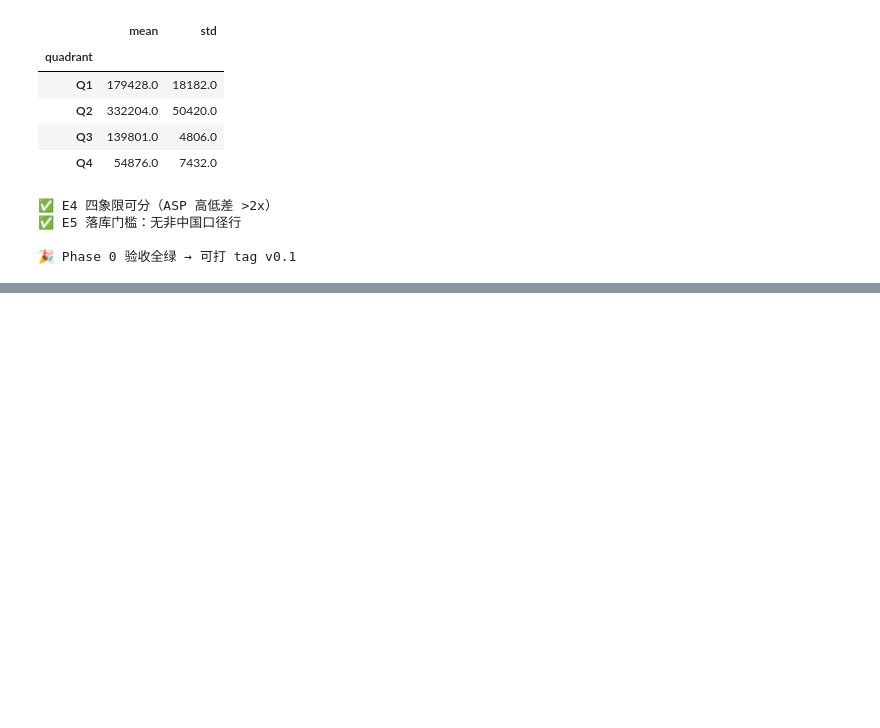
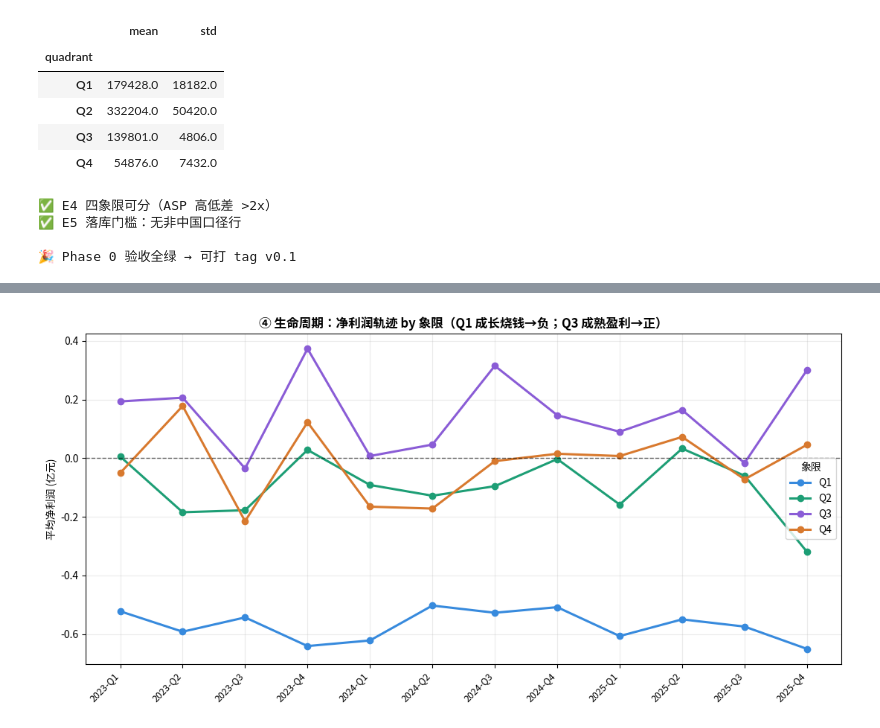
Before and after one commit to nevejd620/Chinese-Regional-NEV-Marketing-Sandbox-simulator, a Jupyter notebook: NEV_Phase0.ipynb, the cells around one changed output, grey strips where cells are left out. Saved outputs shown, nothing was run; the diff lists cells and outputs as text; code cells hidden in the pictures; blank space fills up the shorter version.

```diff
--- a/NEV_Phase0.ipynb
+++ b/NEV_Phase0.ipynb
@@ -353,0 +421,14 @@ conn.close()
+# %%
+# ④ 生命周期
+f = financial_snapshots.copy(); order = sorted(f.period.unique())
+fig,ax=plt.subplots(figsize=(11,5.5))
+for q in ["Q1","Q2","Q3","Q4"]:
+    d=f[f.quadrant==q].groupby("period").net_income.mean().reindex(order)/1e8
+    ax.plot(range(len(order)), d.values, marker="o", color=QC[q], lw=2.2, label=q)
+ax.axhline(0, color="black", lw=1, ls="--", alpha=0.6)
+ax.set_xticks(range(len(order))); ax.set_xticklabels(order, rotation=45, ha="right", fontsize=9)
+ax.set_ylabel("平均净利润 (亿元)")
+ax.set_title("④ 生命周期：净利润轨迹 by 象限（Q1 成长烧钱→负；Q3 成熟盈利→正）", fontweight="bold")
+ax.legend(title="象限"); ax.grid(alpha=0.25); plt.tight_layout(); plt.show()
+# %% [output]
+[figure, added]
```
Also changed, not shown: parts of 4 cells of this notebook, 3 other files.
